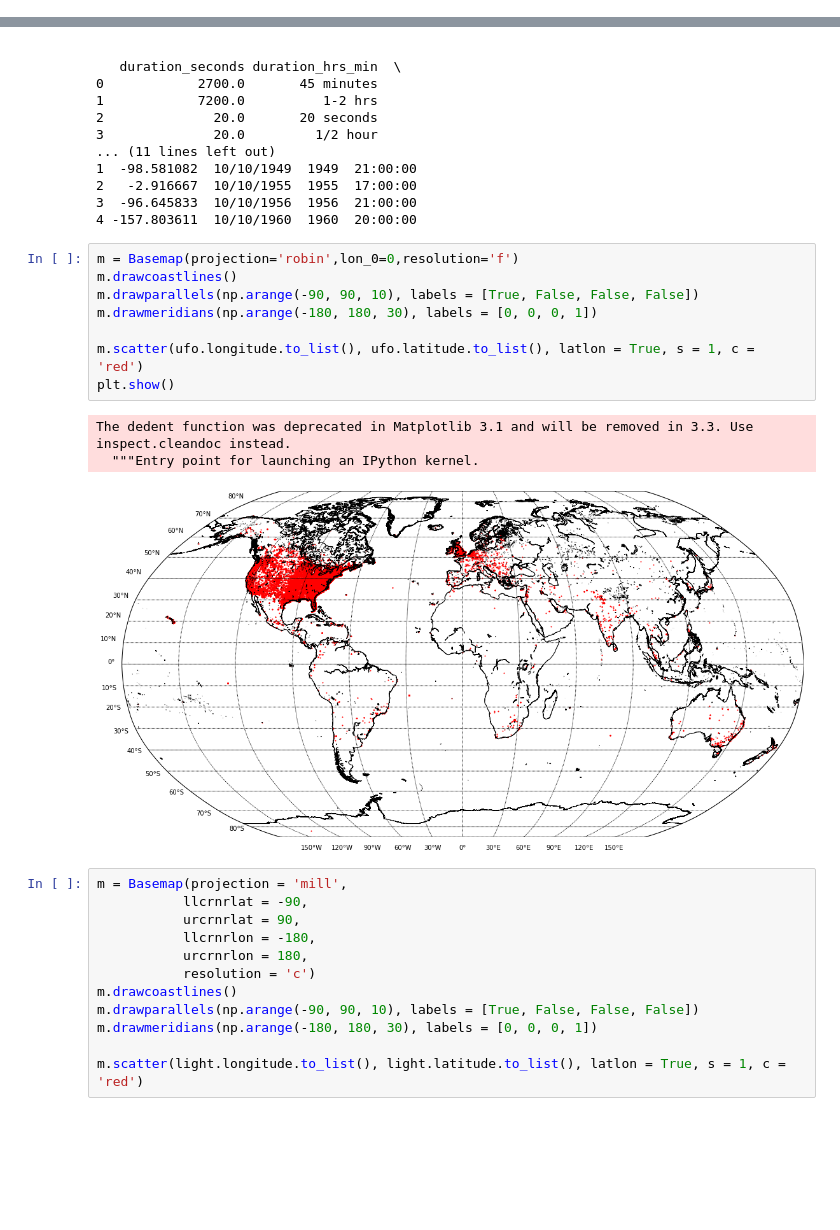
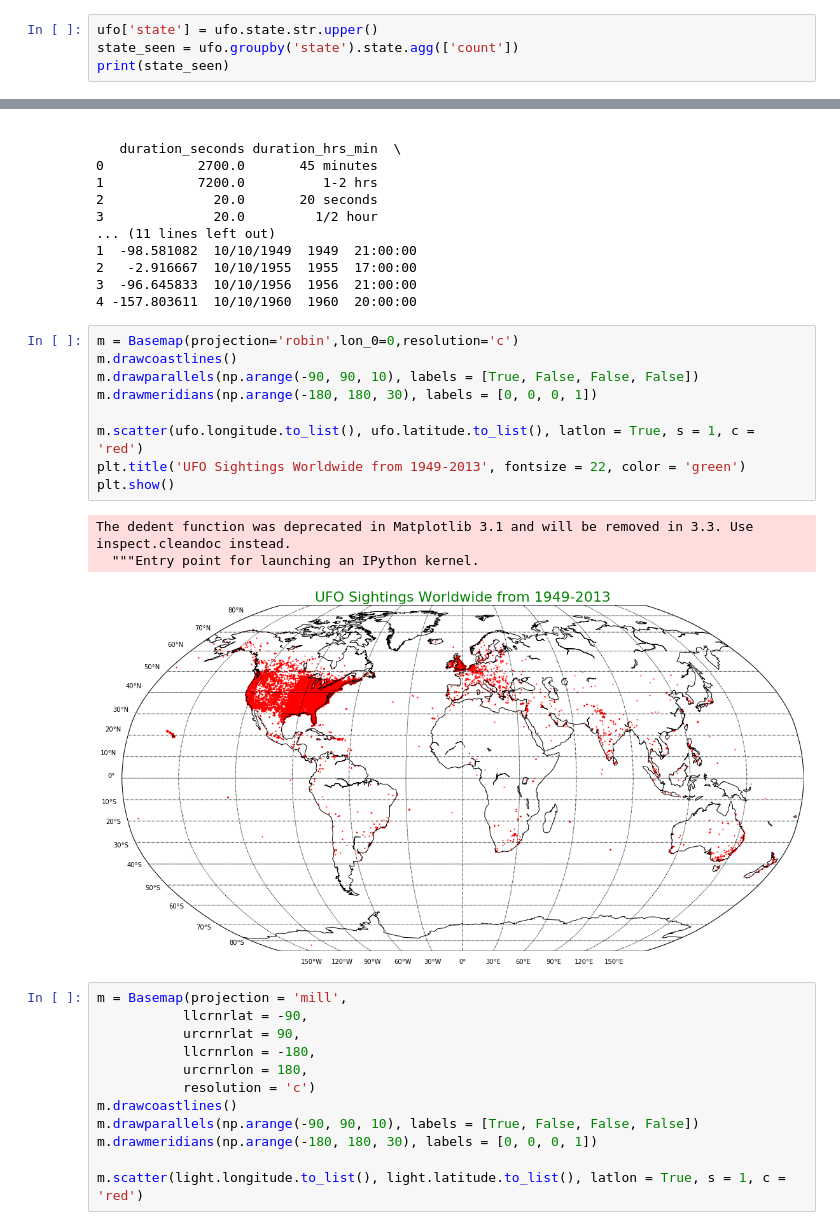
Before and after one commit to laffertyrichard/capstone1, a Jupyter notebook: capstone1.ipynb, the cells around one changed output, grey strips where cells are left out. Saved outputs shown, nothing was run; the diff lists cells and outputs as text; blank space fills up the shorter version.

```diff
--- a/capstone1.ipynb
+++ b/capstone1.ipynb
@@ -177,0 +180,4 @@ long_lat_points[:3]
+# %%
+ufo['state'] = ufo.state.str.upper()
+state_seen = ufo.groupby('state').state.agg(['count'])
+print(state_seen)
@@ -240,17 +366,18 @@ print(ufo.head())
 3  -96.645833  10/10/1956  1956  21:00:00
 4 -157.803611  10/10/1960  1960  20:00:00
 # %%
-m = Basemap(projection='robin',lon_0=0,resolution='f')
+m = Basemap(projection='robin',lon_0=0,resolution='c')
 m.drawcoastlines()
 m.drawparallels(np.arange(-90, 90, 10), labels = [True, False, False, False])
 m.drawmeridians(np.arange(-180, 180, 30), labels = [0, 0, 0, 1])
 
 m.scatter(ufo.longitude.to_list(), ufo.latitude.to_list(), latlon = True, s = 1, c = 'red')
+plt.title('UFO Sightings Worldwide from 1949-2013', fontsize = 22, color = 'green')
 plt.show()
 # %% [output]
 The dedent function was deprecated in Matplotlib 3.1 and will be removed in 3.3. Use inspect.cleandoc instead.
   """Entry point for launching an IPython kernel.
-[figure, old version]
+[figure, new version]
 # %%
 m = Basemap(projection = 'mill',
            llcrnrlat = -90,
```
Also changed, not shown: parts of 13 cells of this notebook.
